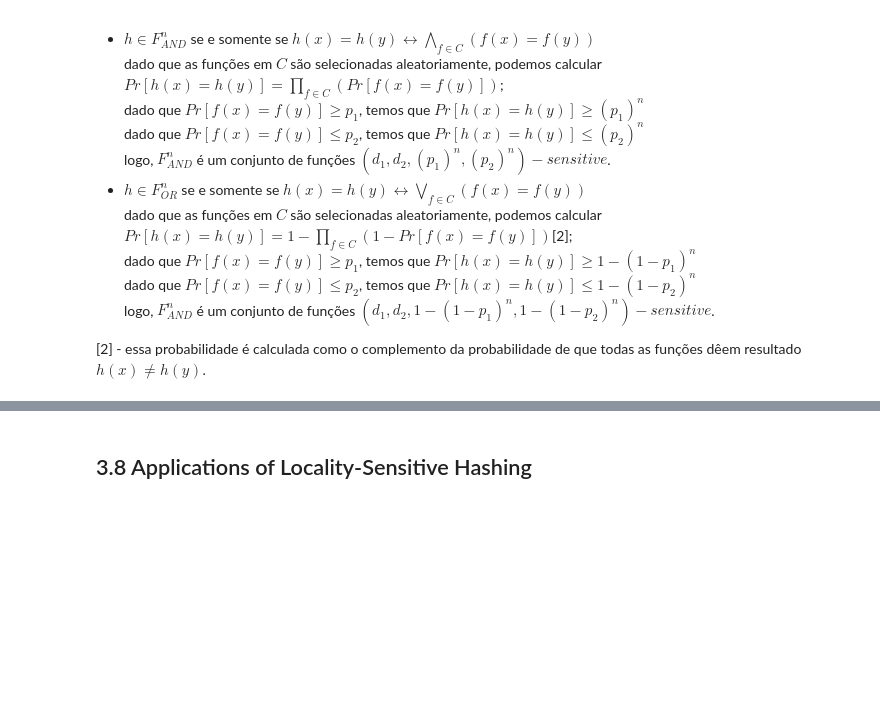
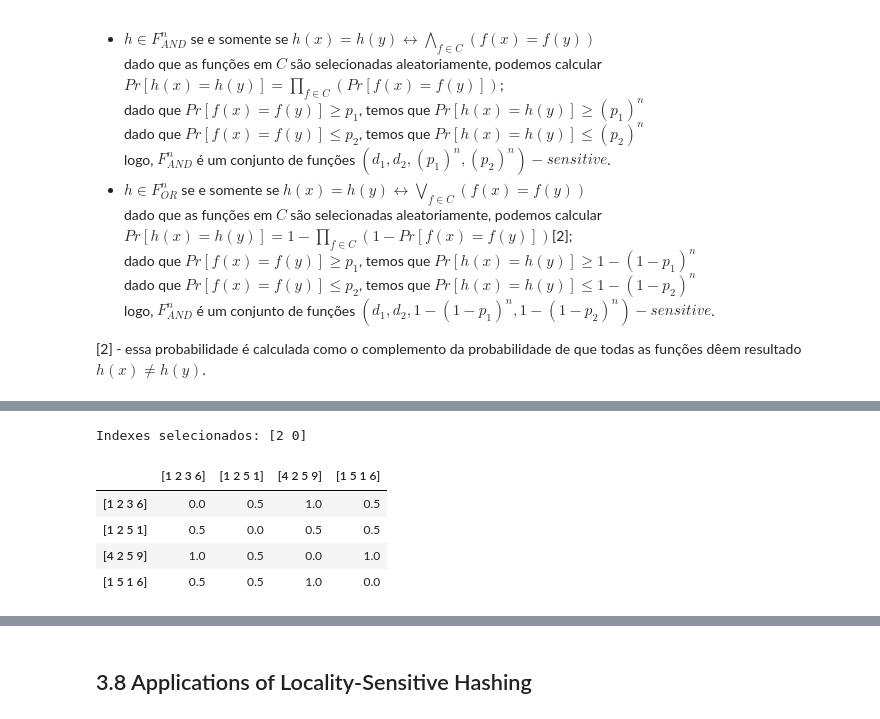
Before and after one commit to abevieiramota/course-garimpagem-de-dados, a Jupyter notebook: ch03.ipynb, the cells around one changed output, grey strips where cells are left out. Saved outputs shown, nothing was run; the diff lists cells and outputs as text; code cells hidden in the pictures; blank space fills up the shorter version.

```diff
--- a/ch03.ipynb
+++ b/ch03.ipynb
@@ -340,17 +340,17 @@ pd.DataFrame(pairwise_edit_distance(ss),
 
 Hamming distance entre dois vetores $x$ e $y$ é calculado como a proporção entre  o número de componentes de $x$ e $y$ que possuem valores diferentes e o tamanho dos vetores.
 # %%
-points = [
+points_h = [
     [1, 2, 3, 6],
     [1, 2, 5, 1],
     [4, 2, 5, 9],
     [1, 5, 1, 6]
 ]
 
-points_as_str = [str(p) for p in points]
+points_as_str = [str(p) for p in points_h]
 
 hamming = DistanceMetric.get_metric("hamming")
-pd.DataFrame(hamming.pairwise(points),
+pd.DataFrame(hamming.pairwise(points_h),
              columns=points_as_str,
              index=points_as_str)
 # %% [output]
@@ -457,3 +471,24 @@ def hamming_lsh_family(d1, d2):
+# %%
+def hamming_lsh(length, n):
+
+    # selecionado aleatoriamente com ou sem reposição?
+    index = np.random.choice(np.arange(0, length, 1), n, replace=False)
+
+    return index, lambda x: x[:, index].reshape((length, n))
+
+index, h = hamming_lsh(4, 2)
+
+print("Indexes selecionados: {}".format(index))
+pd.DataFrame(hamming.pairwise(h(points)),
+             columns=points_as_str,
+             index=points_as_str)
+# %% [output]
+Indexes selecionados: [2 0]
+|  | [1 2 3 6] | [1 2 5 1] | [4 2 5 9] | [1 5 1 6] |
+| [1 2 3 6] | 0.0 | 0.5 | 1.0 | 0.5 |
+| [1 2 5 1] | 0.5 | 0.0 | 0.5 | 0.5 |
+| [4 2 5 9] | 1.0 | 0.5 | 0.0 | 1.0 |
+| [1 5 1 6] | 0.5 | 0.5 | 1.0 | 0.0 |
 # %% [markdown]
 ### 3.7.2 Random Hyperplanes and the Cosine Distance
 
```
Also changed, not shown: parts of 26 cells of this notebook.
